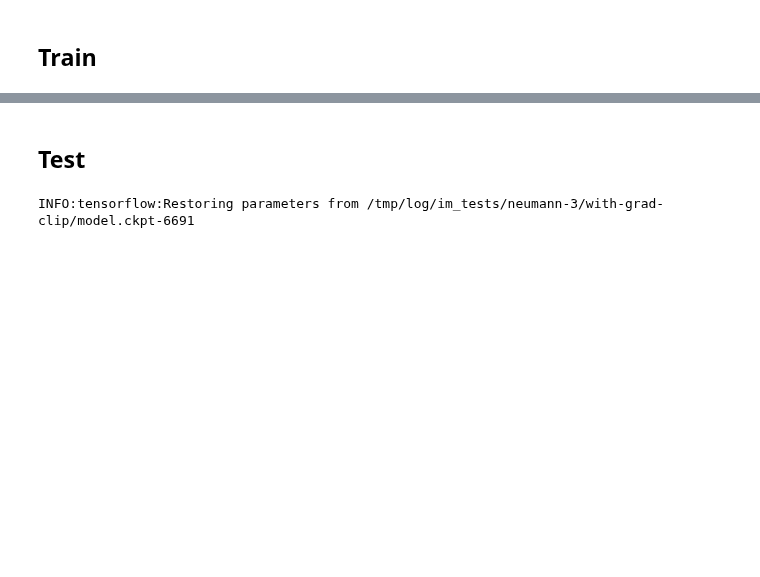
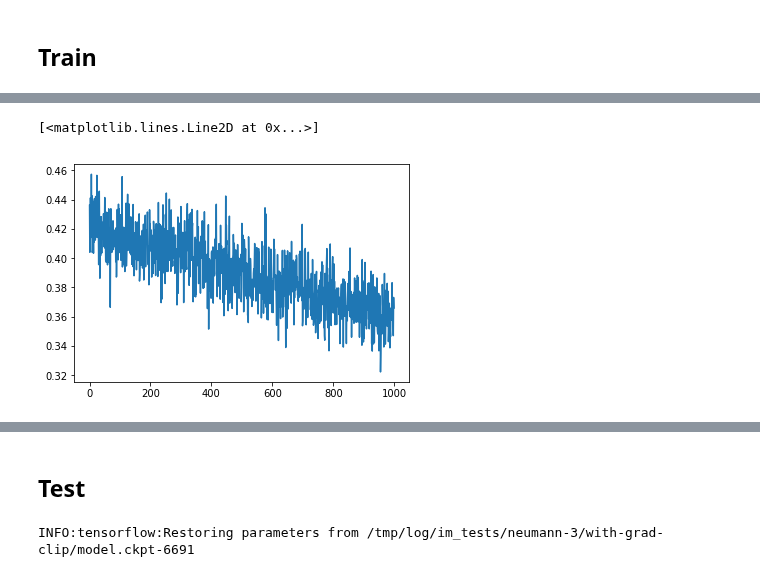
Before and after one commit to rbondesan/CanonicalFlows, a Jupyter notebook: notebooks/neumann.ipynb, the cells around one changed output, grey strips where cells are left out. Cells and saved outputs as stored; diff of their text form; code cells hidden in the pictures; blank space fills up the shorter version.

```diff
--- a/notebooks/neumann.ipynb
+++ b/notebooks/neumann.ipynb
@@ -148,0 +164,5 @@ KeyboardInterrupt:
+# %%
+plt.plot(losses[:]) # with Linear O(n) and irrotational MLP
+# %% [output]
+[<matplotlib.lines.Line2D at 0x...>]
+[figure, added]
```
Also changed, not shown: parts of 7 cells of this notebook, 1 other file.
